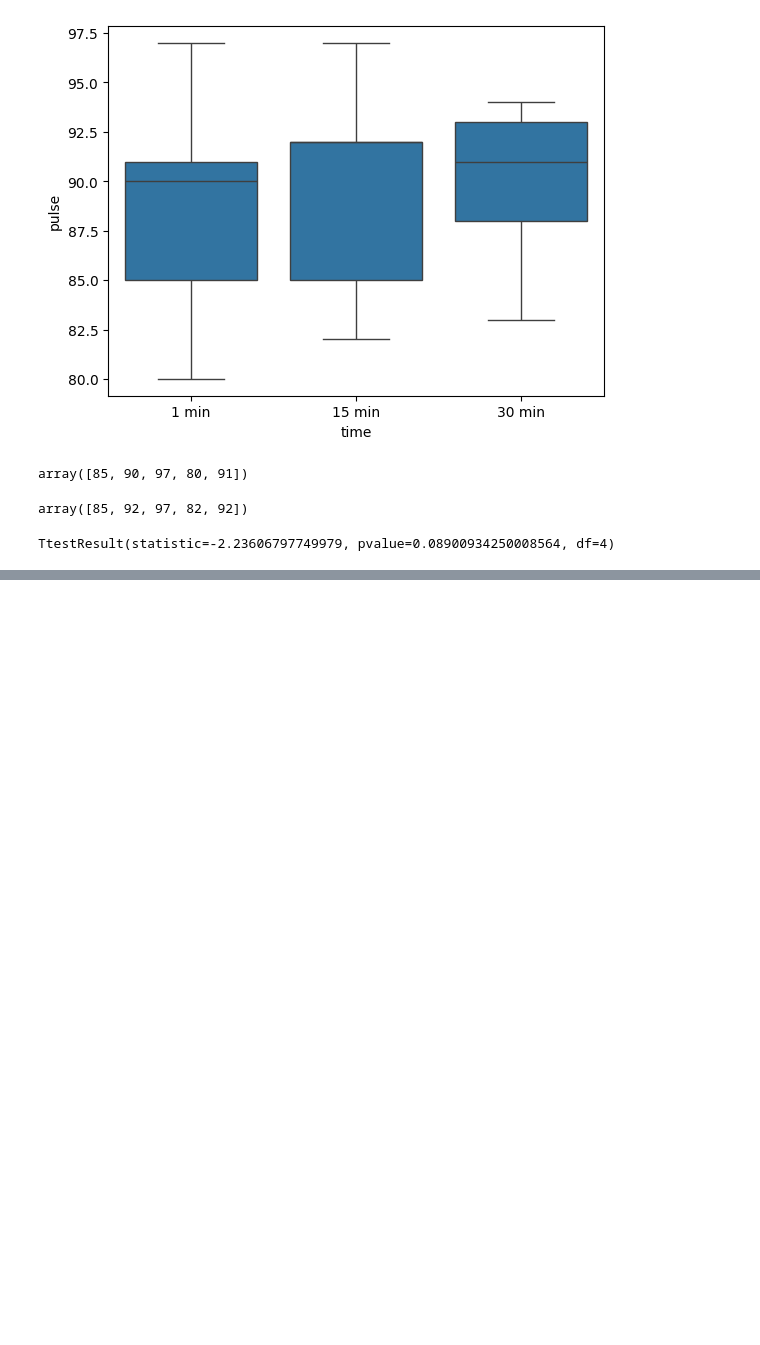
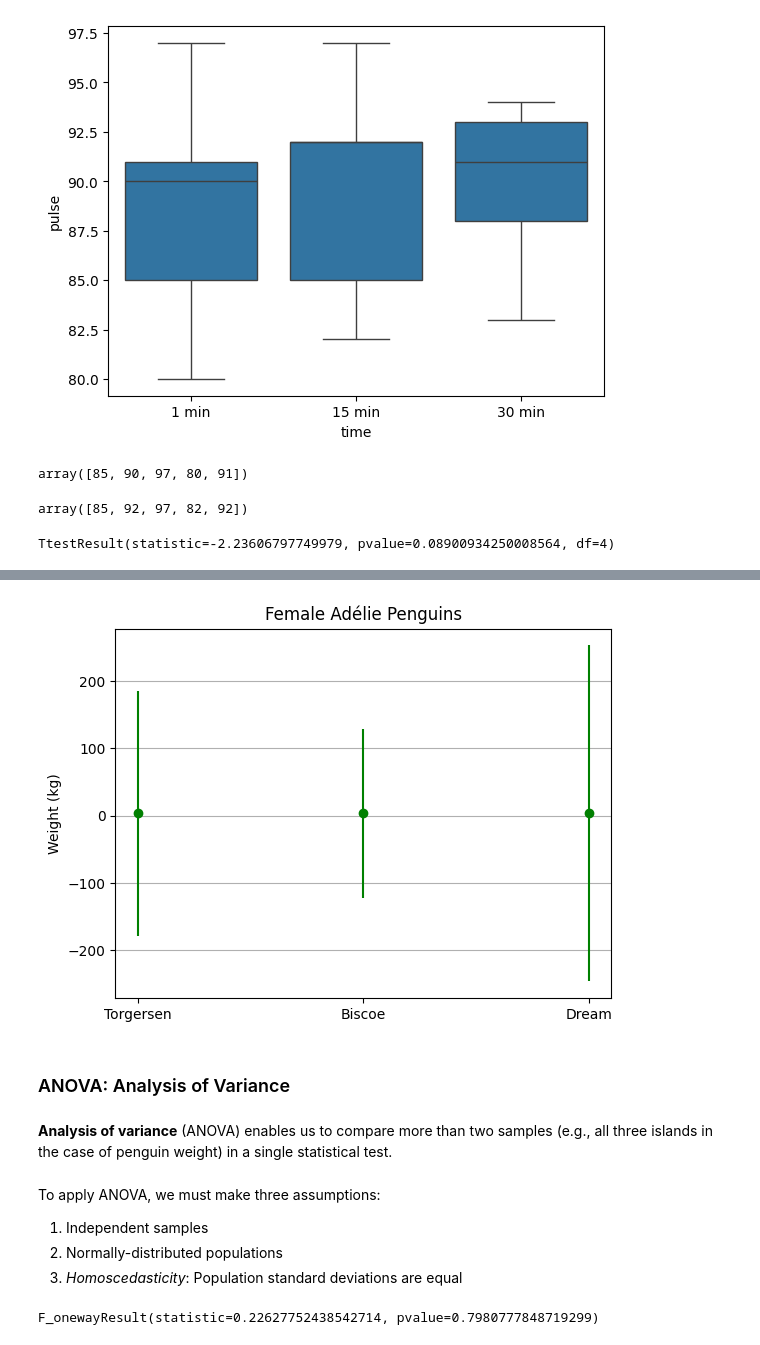
Before and after one commit to Krisho1/Machine-Learning-Foundations-Math-Probability-Statistics-and-Computer-Science-Python-Codes-, a Jupyter notebook: statistics.ipynb, the cells around one changed output, grey strips where cells are left out. Cells and saved outputs as stored; diff of their text form; code cells hidden in the pictures; blank space fills up the shorter version.

```diff
--- a/statistics.ipynb
+++ b/statistics.ipynb
@@ -755,0 +821,6 @@ TtestResult(statistic=-2.23606797749979, pvalue=0.08900934250008564, df=4)
+# %%
+means = [t.mean(), b.mean(), d.mean()]
+# %%
+s_t, sb, sd = t.var(ddof=1), b.var(ddof=1), d.var(ddof=1) # s_t to disambiguate stats package
+# %%
+nt, nb, nd = t.size, b.size, d.size
@@ -755,0 +832,22 @@ TtestResult(statistic=-2.23606797749979, pvalue=0.08900934250008564, df=4)
+# %%
+fig, ax = plt.subplots()
+plt.title('Female Adélie Penguins')
+plt.ylabel('Weight (kg)')
+plt.grid(axis='y')
+_ = ax.errorbar(['Torgersen', 'Biscoe', 'Dream'], means, CIerr,
+                fmt='o', color='green')
+# %% [output]
+[figure, added]
+# %% [markdown]
+### ANOVA: Analysis of Variance
+# %% [markdown]
+**Analysis of variance** (ANOVA) enables us to compare more than two samples (e.g., all three islands in the case of penguin weight) in a single statistical test.
+# %% [markdown]
+To apply ANOVA, we must make three assumptions:
+1. Independent samples
+2. Normally-distributed populations
+3. *Homoscedasticity*: Population standard deviations are equal
+# %%
+st.f_oneway(t,b,d)
+# %% [output]
+F_onewayResult(statistic=0.22627752438542714, pvalue=0.7980777848719299)
```
Also changed, not shown: parts of 32 cells of this notebook.
